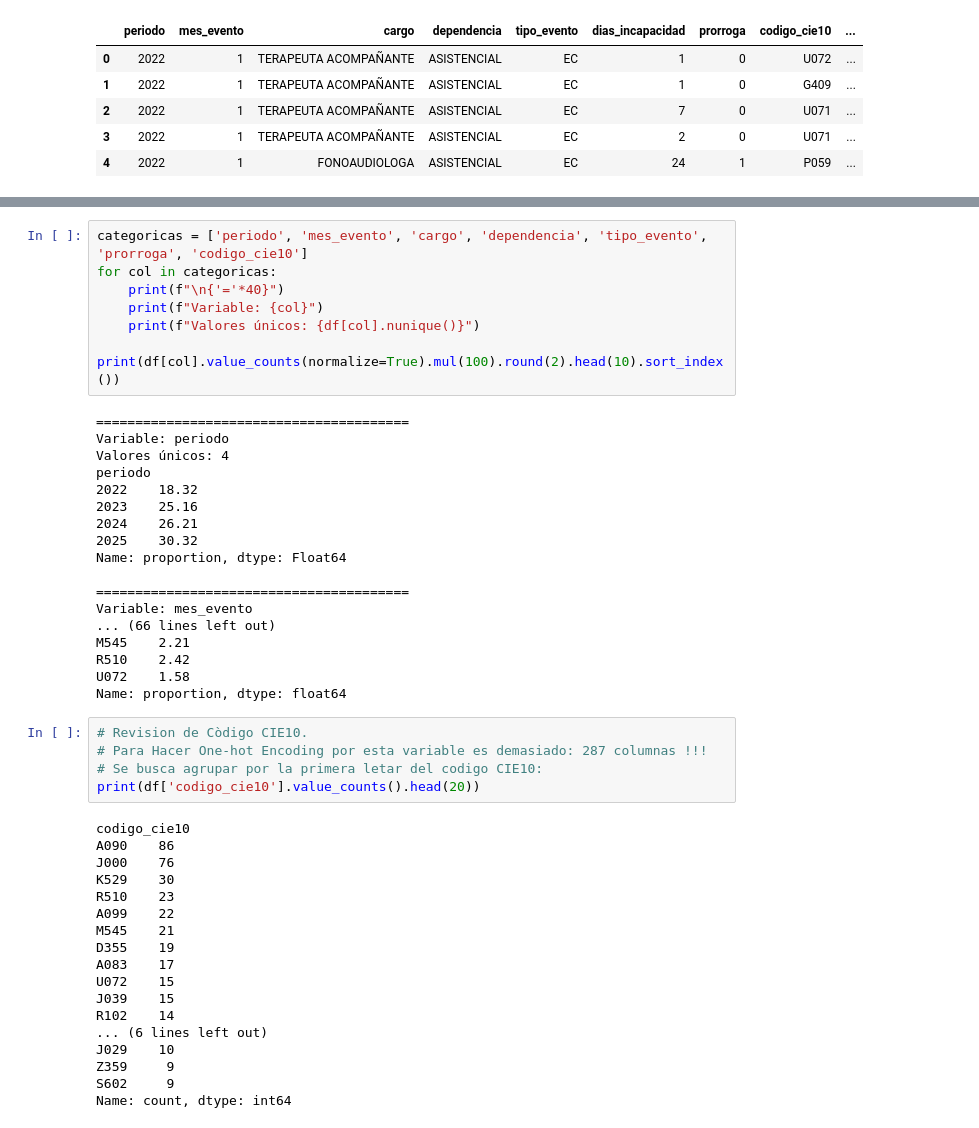
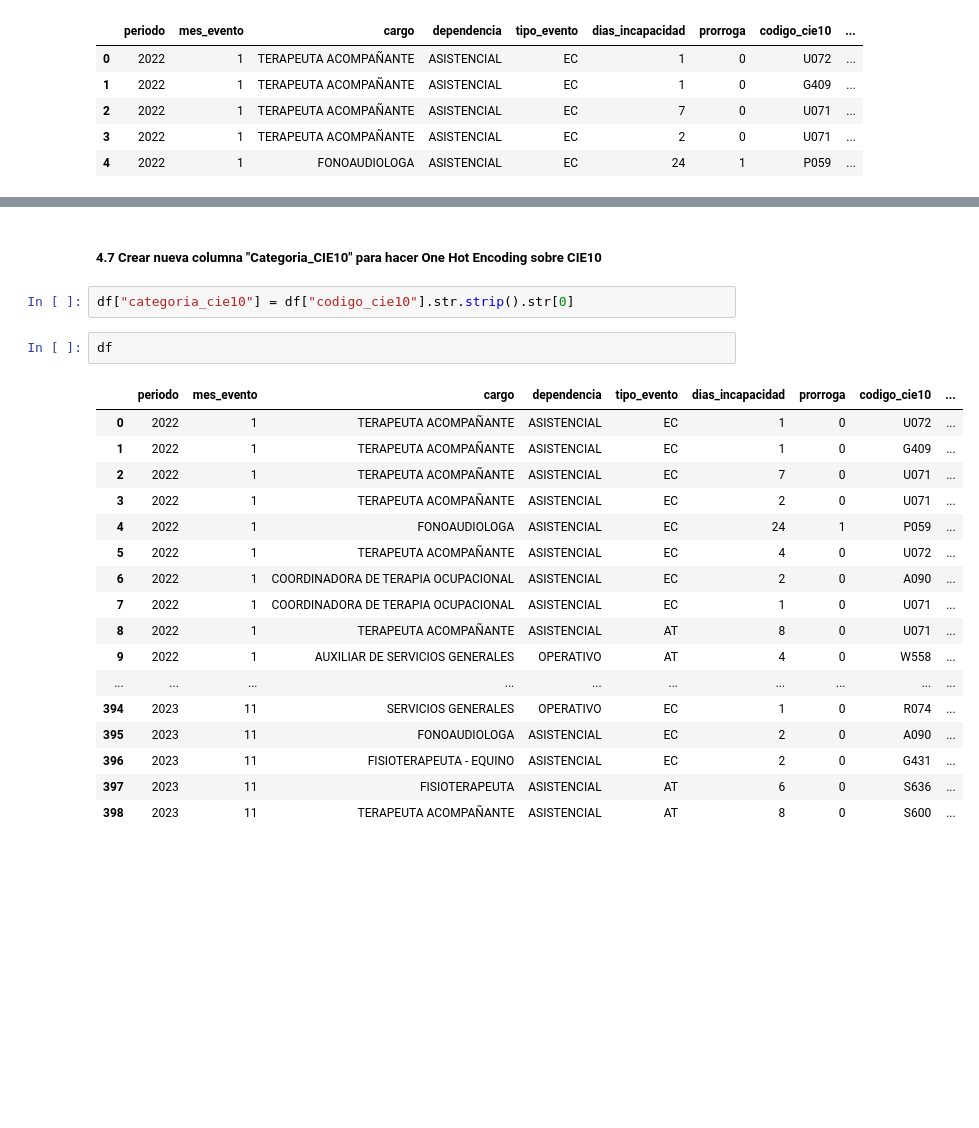
Before and after one commit to d4nd14z/ModelosSupervisados, a Jupyter notebook: src/ausentismo.ipynb, the cells around one changed output, grey strips where cells are left out. Drawn from its saved outputs; the diff is of its cells as text; blank space fills up the shorter version.

Commit message:
Actividad 2 - Modelos Supervisados. Se inicia la preparación de codificaciòn de variables para OIne Hot Encoding sobre CIE10

```diff
--- a/src/ausentismo.ipynb
+++ b/src/ausentismo.ipynb
@@ -308,48 +356,24 @@ Index(['periodo', 'mes_evento', 'cargo', 'dependencia', 'tipo_evento',
-# %%
-categoricas = ['periodo', 'mes_evento', 'cargo', 'dependencia', 'tipo_evento', 'prorroga', 'codigo_cie10']
-for col in categoricas:
-    print(f"\n{'='*40}")
-    print(f"Variable: {col}")
-    print(f"Valores únicos: {df[col].nunique()}")
-    print(df[col].value_counts(normalize=True).mul(100).round(2).head(10).sort_index())
-# %% [output]
-========================================
-Variable: periodo
-Valores únicos: 4
-periodo
-2022    18.32
-2023    25.16
-2024    26.21
-2025    30.32
-Name: proportion, dtype: Float64
-
-========================================
-Variable: mes_evento
-... (66 lines left out)
-M545    2.21
-R510    2.42
-U072    1.58
-Name: proportion, dtype: float64
-# %%
-# Revision de Còdigo CIE10.
-# Para Hacer One-hot Encoding por esta variable es demasiado: 287 columnas !!!
-# Se busca agrupar por la primera letar del codigo CIE10:
-print(df['codigo_cie10'].value_counts().head(20))
-# %% [output]
-codigo_cie10
-A090    86
-J000    76
-K529    30
-R510    23
-A099    22
-M545    21
-D355    19
-A083    17
-U072    15
-J039    15
-R102    14
-... (6 lines left out)
-J029    10
-Z359     9
-S602     9
-Name: count, dtype: int64
+# %% [markdown]
+##### 4.7 Crear nueva columna "Categoria_CIE10" para hacer One Hot Encoding sobre CIE10
+# %%
+df["categoria_cie10"] = df["codigo_cie10"].str.strip().str[0]
+# %%
+df
+# %% [output]
+|  | periodo | mes_evento | cargo | dependencia | tipo_evento | dias_incapacidad | prorroga | codigo_cie10 | ... |
+| 0 | 2022 | 1 | TERAPEUTA ACOMPAÑANTE | ASISTENCIAL | EC | 1 | 0 | U072 | ... |
+| 1 | 2022 | 1 | TERAPEUTA ACOMPAÑANTE | ASISTENCIAL | EC | 1 | 0 | G409 | ... |
+| 2 | 2022 | 1 | TERAPEUTA ACOMPAÑANTE | ASISTENCIAL | EC | 7 | 0 | U071 | ... |
+| 3 | 2022 | 1 | TERAPEUTA ACOMPAÑANTE | ASISTENCIAL | EC | 2 | 0 | U071 | ... |
+| 4 | 2022 | 1 | FONOAUDIOLOGA | ASISTENCIAL | EC | 24 | 1 | P059 | ... |
+| 5 | 2022 | 1 | TERAPEUTA ACOMPAÑANTE | ASISTENCIAL | EC | 4 | 0 | U072 | ... |
+| 6 | 2022 | 1 | COORDINADORA DE TERAPIA OCUPACIONAL | ASISTENCIAL | EC | 2 | 0 | A090 | ... |
+| 7 | 2022 | 1 | COORDINADORA DE TERAPIA OCUPACIONAL | ASISTENCIAL | EC | 1 | 0 | U071 | ... |
+| 8 | 2022 | 1 | TERAPEUTA ACOMPAÑANTE | ASISTENCIAL | AT | 8 | 0 | U071 | ... |
+| 9 | 2022 | 1 | AUXILIAR DE SERVICIOS GENERALES | OPERATIVO | AT | 4 | 0 | W558 | ... |
+| ... | ... | ... | ... | ... | ... | ... | ... | ... | ... |
+| 394 | 2023 | 11 | SERVICIOS GENERALES | OPERATIVO | EC | 1 | 0 | R074 | ... |
+| 395 | 2023 | 11 | FONOAUDIOLOGA | ASISTENCIAL | EC | 2 | 0 | A090 | ... |
+| 396 | 2023 | 11 | FISIOTERAPEUTA - EQUINO | ASISTENCIAL | EC | 2 | 0 | G431 | ... |
+| 397 | 2023 | 11 | FISIOTERAPEUTA | ASISTENCIAL | AT | 6 | 0 | S636 | ... |
+| 398 | 2023 | 11 | TERAPEUTA ACOMPAÑANTE | ASISTENCIAL | AT | 8 | 0 | S600 | ... |
```
Also changed, not shown: parts of 7 cells of this notebook.
